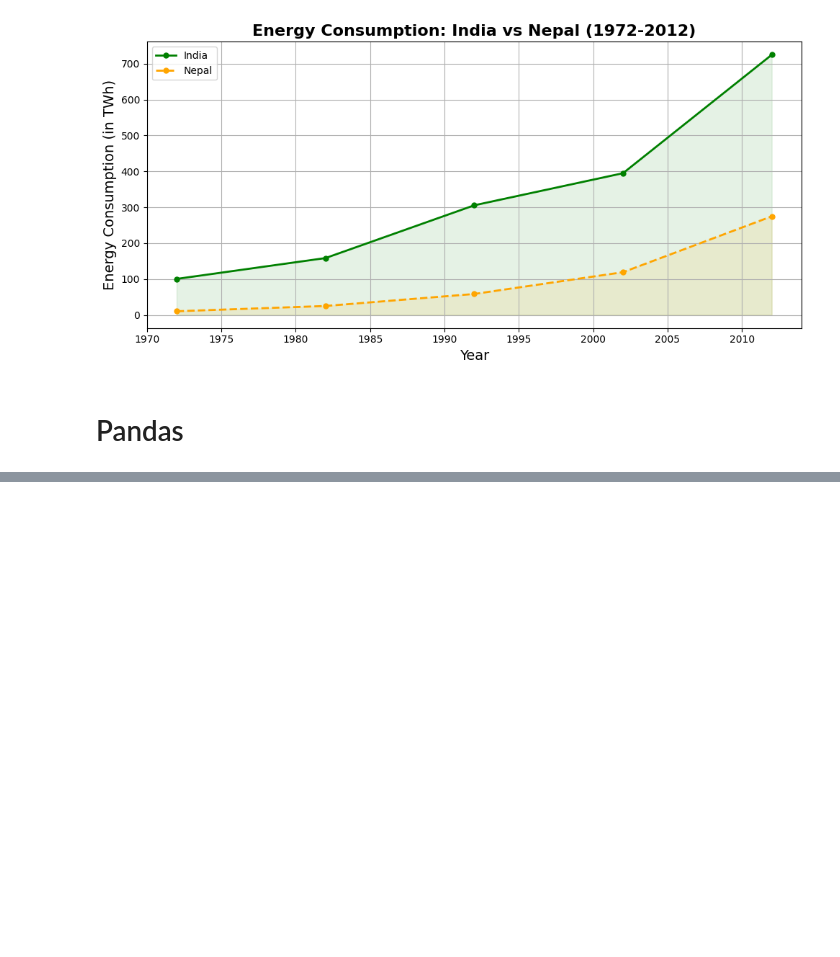
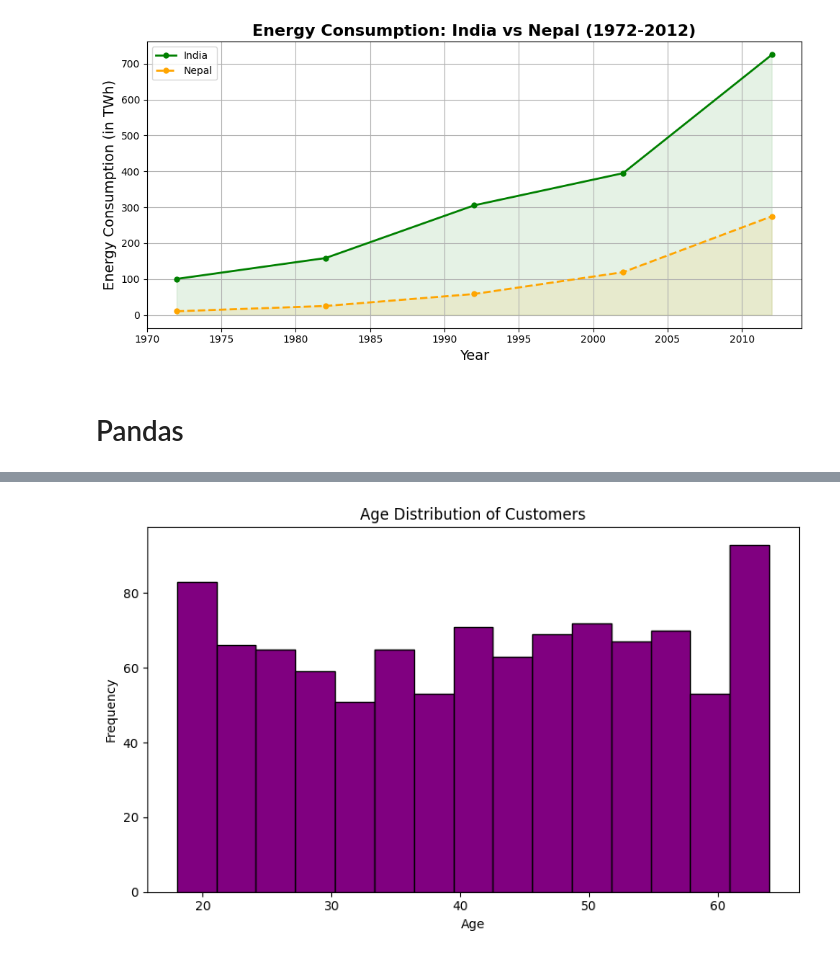
Before and after one commit to mr-prince-yadav/OJT-AI, a Jupyter notebook: Plotting.ipynb, the cells around one changed output, grey strips where cells are left out. Drawn from its saved outputs; the diff is of its cells as text; code cells hidden in the pictures; blank space fills up the shorter version.

```diff
--- a/Plotting.ipynb
+++ b/Plotting.ipynb
@@ -213,0 +287,10 @@ plt.show
+# %%
+plt.figure(figsize=(8, 5))
+plt.hist(df['Age'], bins=15, color='purple', edgecolor='black')
+plt.title("Age Distribution of Customers")
+plt.xlabel("Age")
+plt.ylabel("Frequency")
+plt.tight_layout()
+plt.show()
+# %% [output]
+[figure, added]
```
Also changed, not shown: parts of 9 cells of this notebook, 1 other file.
